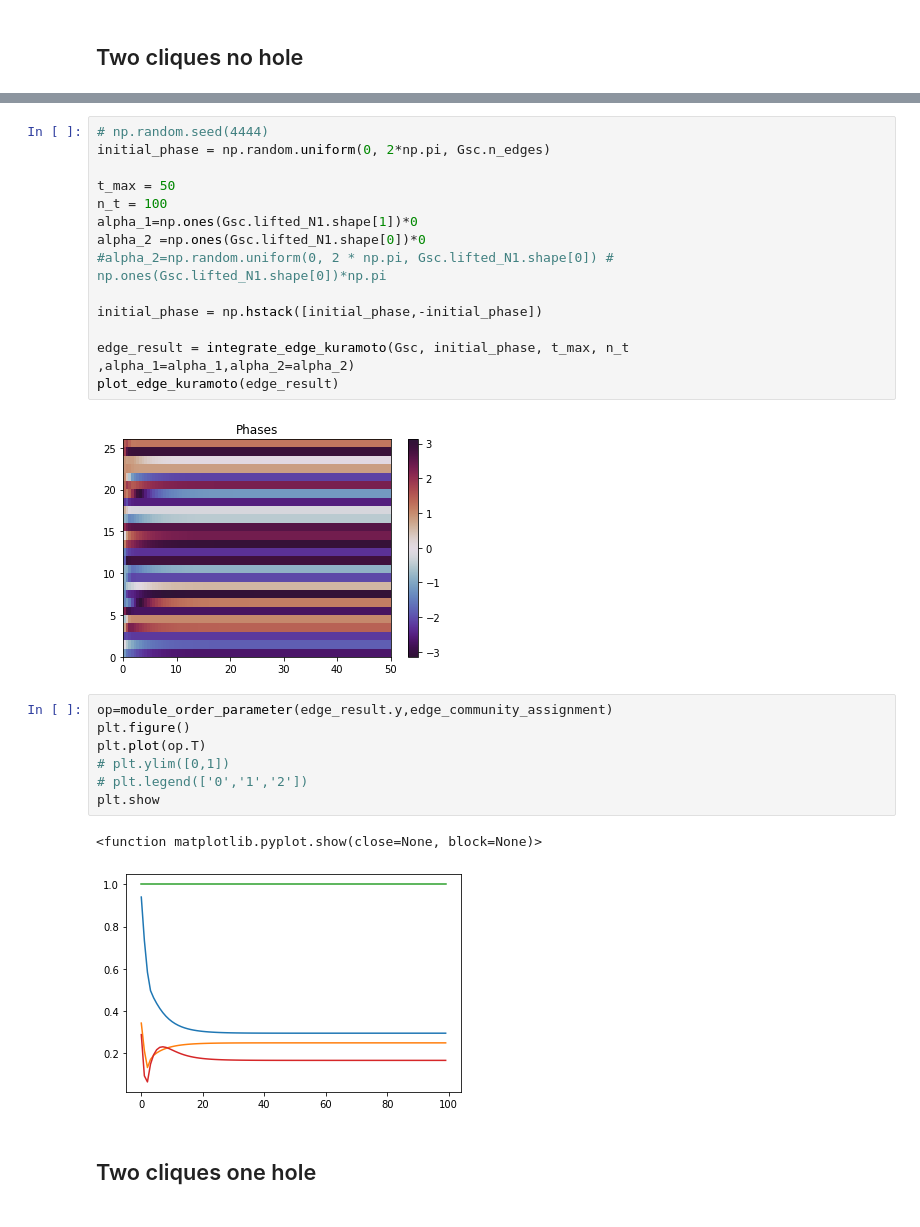
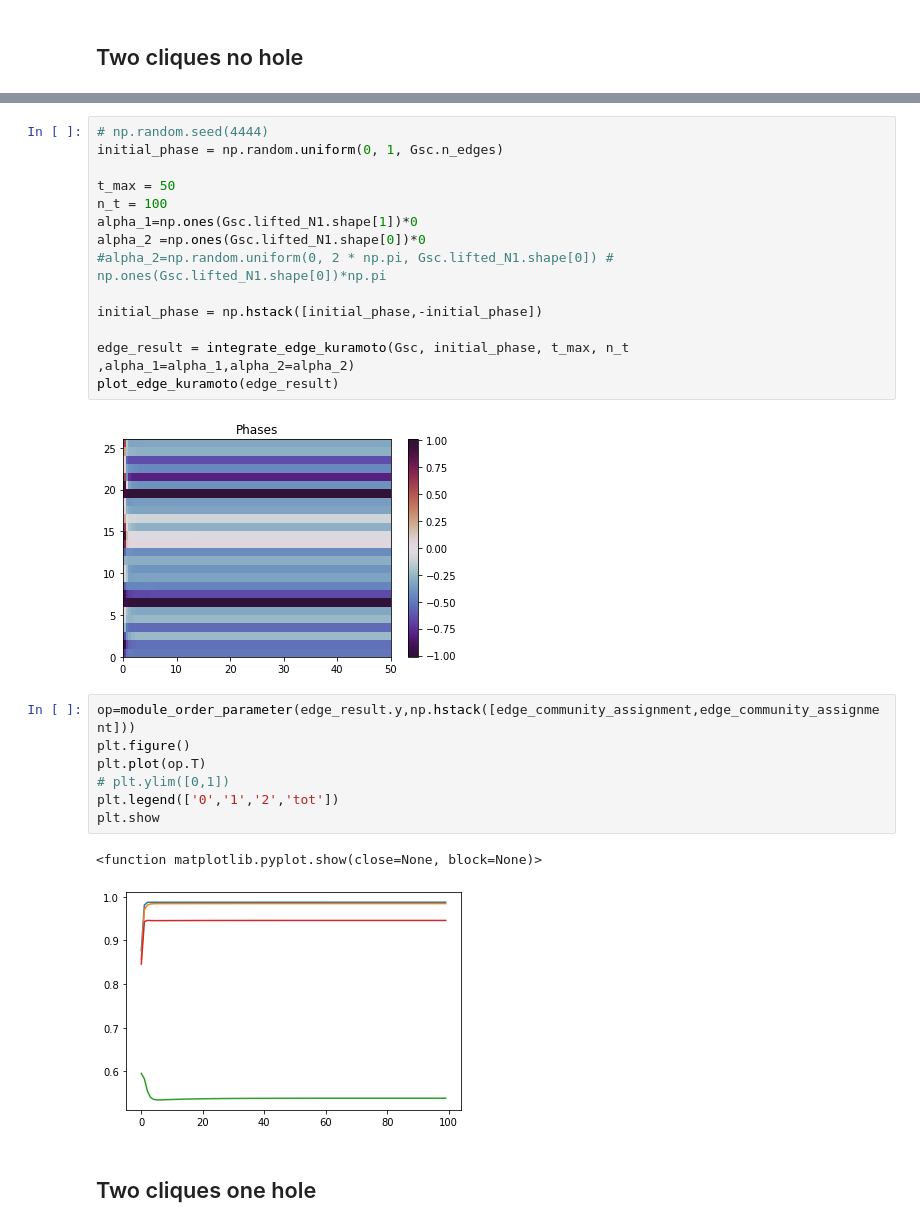
Before and after one commit to arnaudon/simplicial-kuramoto, a Jupyter notebook: notebooks/Edge_Kuramoto_simple_examples.ipynb, the cells around one changed output, grey strips where cells are left out. Cells and saved outputs as stored; diff of their text form.

```diff
--- a/notebooks/Edge_Kuramoto_simple_examples.ipynb
+++ b/notebooks/Edge_Kuramoto_simple_examples.ipynb
@@ -66,29 +70,29 @@ plt.show()
 # %%
 # np.random.seed(4444)
-initial_phase = np.random.uniform(0, 2*np.pi, Gsc.n_edges)
+initial_phase = np.random.uniform(0, 1, Gsc.n_edges)
 
 t_max = 50
 n_t = 100
 alpha_1=np.ones(Gsc.lifted_N1.shape[1])*0
 alpha_2 =np.ones(Gsc.lifted_N1.shape[0])*0
 #alpha_2=np.random.uniform(0, 2 * np.pi, Gsc.lifted_N1.shape[0]) # np.ones(Gsc.lifted_N1.shape[0])*np.pi
 
 initial_phase = np.hstack([initial_phase,-initial_phase])
 
 edge_result = integrate_edge_kuramoto(Gsc, initial_phase, t_max, n_t ,alpha_1=alpha_1,alpha_2=alpha_2)
 plot_edge_kuramoto(edge_result)
 # %% [output]
-[figure, old version]
+[figure, new version]
 # %%
-op=module_order_parameter(edge_result.y,edge_community_assignment)
+op=module_order_parameter(edge_result.y,np.hstack([edge_community_assignment,edge_community_assignment]))
 plt.figure()
 plt.plot(op.T)
 # plt.ylim([0,1])
-# plt.legend(['0','1','2'])
+plt.legend(['0','1','2','tot'])
 plt.show
 # %% [output]
 <function matplotlib.pyplot.show(close=None, block=None)>
-[figure, old version]
+[figure, new version]
 # %% [markdown]
 ## Two cliques one hole
 # %%
```
Also changed, not shown: parts of 16 cells of this notebook.
